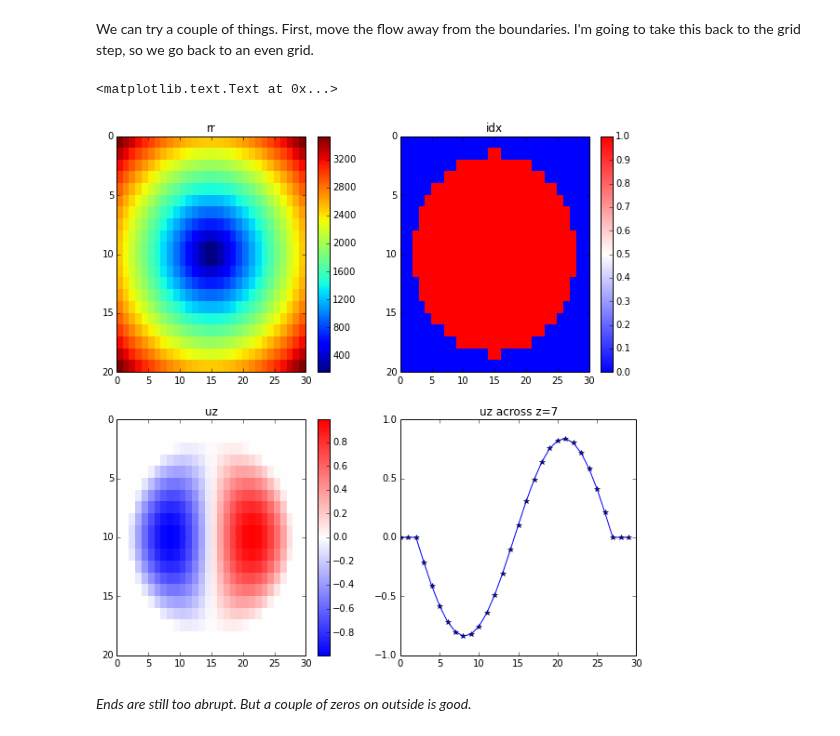
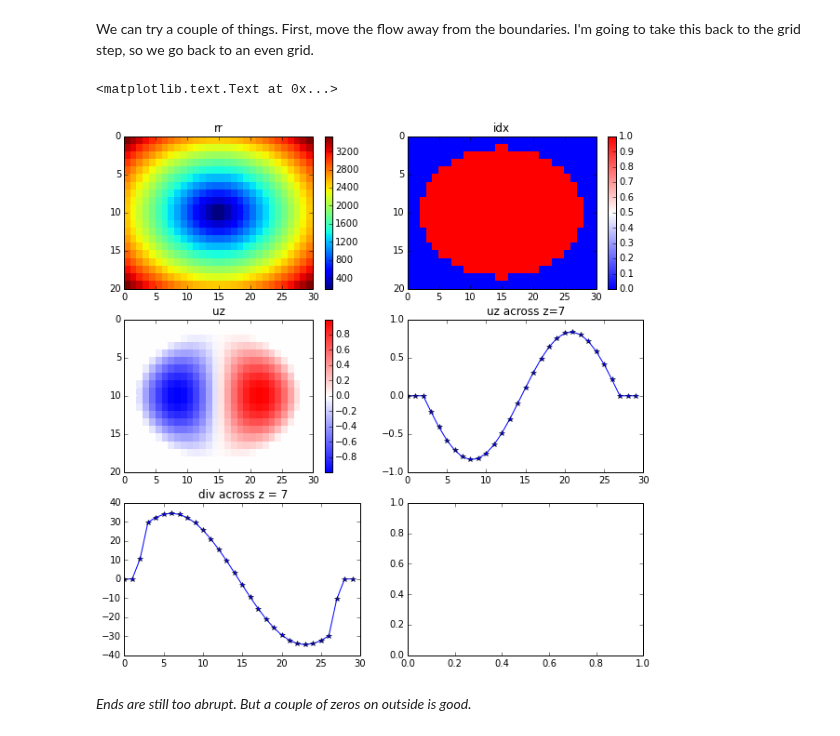
Before and after one commit to UBC-MOAD/pa-th-simple, a Jupyter notebook: prelim-model/Evaluation of 2D TVD - Step 2.ipynb, the cells around one changed output. Drawn from its saved outputs; the diff is of its cells as text; code cells hidden in the pictures.

```diff
--- a/prelim-model/Evaluation of 2D TVD - Step 2.ipynb
+++ b/prelim-model/Evaluation of 2D TVD - Step 2.ipynb
@@ -256,7 +256,7 @@ dz = (zmax - zmin) / (nz - 1)
 rr = np.sqrt(xx**2 + zz**2)
 
 # plot radius
-fig, axs = plt.subplots(2,2,figsize=(10,10))
+fig, axs = plt.subplots(3,2,figsize=(10,10))
 mesh=axs[0,0].pcolormesh(rr)
 axs[0,0].invert_yaxis()
 axs[0,0].set_title('rr')
@@ -264,34 +264,40 @@ cbar = fig.colorbar(mesh, ax=axs[0,0])
 
 # scale the flow in closer to centre of domain
 scale = 0.9
 
 # find idx
 idx = rr < (a/2)*scale
 
 # and plot it
 cmap = plt.get_cmap('bwr')
 mesh = axs[0,1].pcolormesh(idx, cmap=cmap)
 axs[0,1].invert_yaxis()
 axs[0,1].set_title('idx')
 cbar = fig.colorbar(mesh, ax=axs[0,1])
 
 # find uz
 vsmall = 1e-12
 uz = np.zeros([nz, nx])
 uz[idx] = np.sin(2*pi*rr[idx] / (a*scale)) / (rr[idx]+vsmall) * xx[idx]
 
 # and plot it
 mesh = axs[1,0].pcolormesh(uz, cmap=cmap)
 axs[1,0].invert_yaxis()
 axs[1,0].set_title('uz')
 cbar = fig.colorbar(mesh, ax=axs[1,0])
 
 # and plot across 7
 axs[1,1].plot(uz[7,:],'*-')
 axs[1,1].set_title('uz across z=7')
+
+# plot the divergence
+div = np.zeros((nz,nx))
+div[1:nz-1,:] = - dx/dz* ( uz[2:nz,:] - uz[0:nz-2,:])
+axs[2,0].plot(div[7, :],'*-')
+axs[2,0].set_title('div across z = 7')
 # %% [output]
 <matplotlib.text.Text at 0x...>
-[figure, old version]
+[figure, new version]
 # %% [markdown]
 <i>Ends are still too abrupt.  But a couple of zeros on outside is good.
 # %% [markdown]
```
Also changed, not shown: parts of 2 cells of this notebook, 7 other files.
